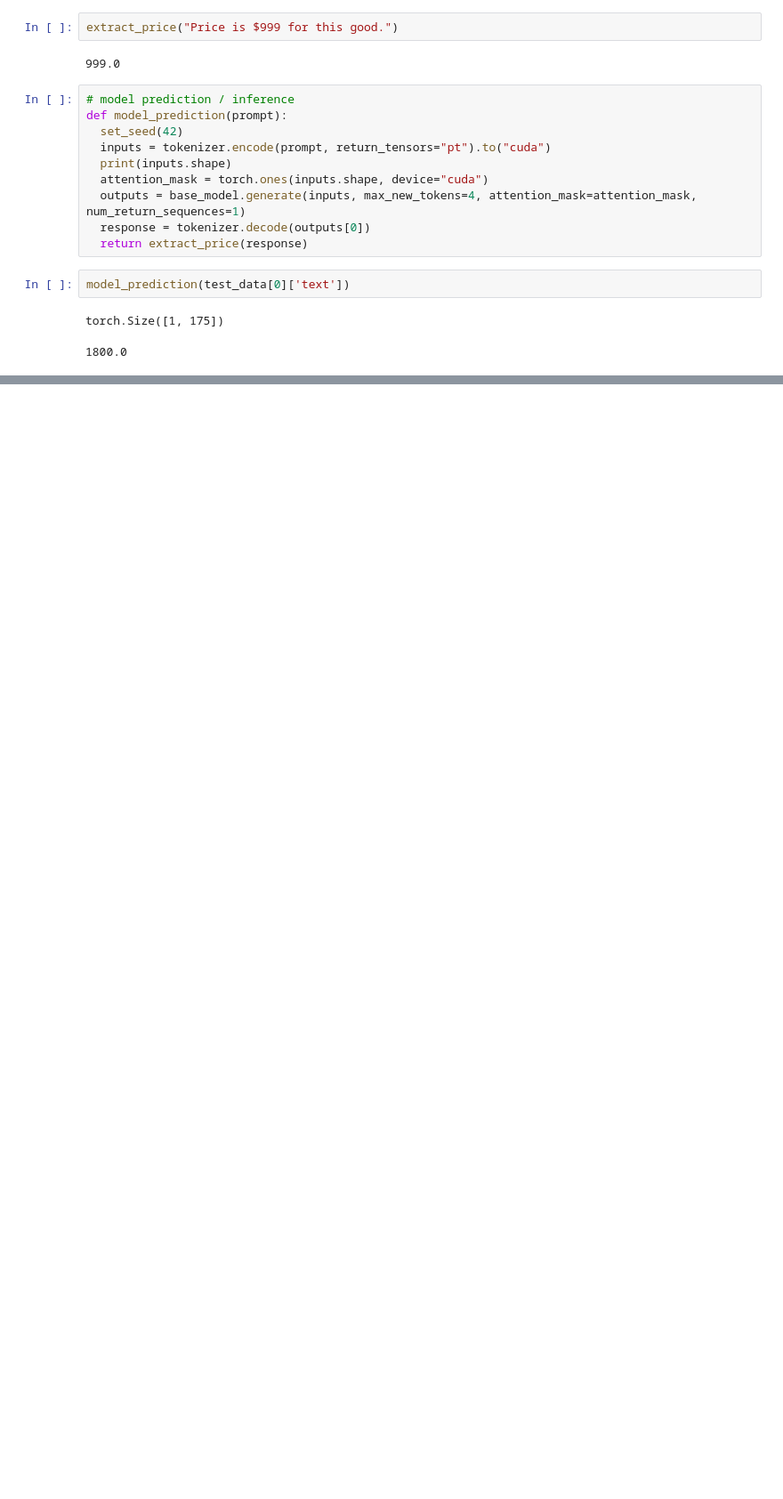
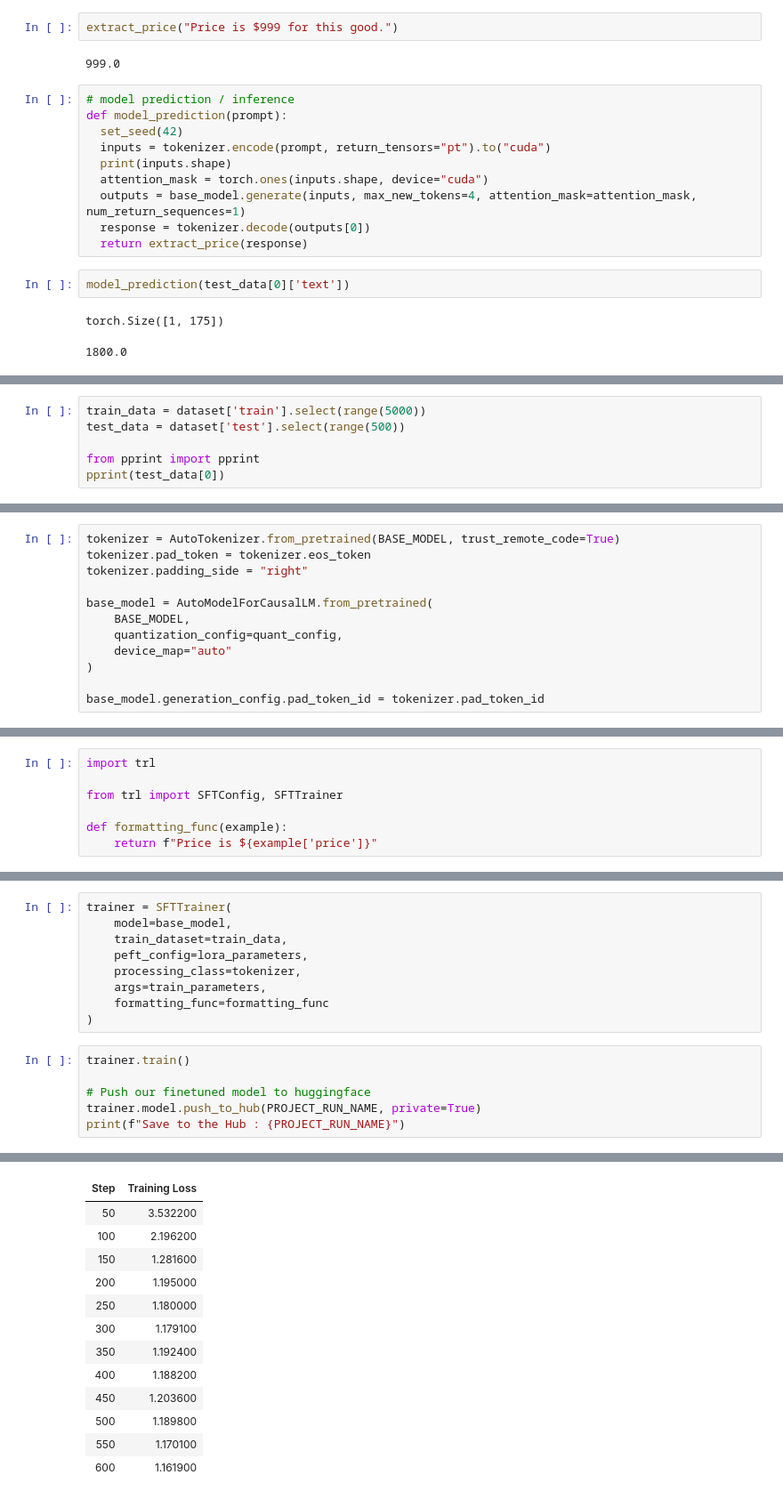
Before and after one commit to Umesh94kr/Finetuning-LLMs, a Jupyter notebook: Finetuning_from_Hugging_Face/Loading_open_source_LLM_in_Quantized_form.ipynb, the cells around one changed output, grey strips where cells are left out. Shown at 89% size. Saved outputs shown, nothing was run; the diff lists cells and outputs as text; blank space fills up the shorter version.

```diff
--- a/Finetuning_from_Hugging_Face/Loading_open_source_LLM_in_Quantized_form.ipynb
+++ b/Finetuning_from_Hugging_Face/Loading_open_source_LLM_in_Quantized_form.ipynb
@@ -196,0 +344,6 @@ torch.Size([1, 175])
+# %%
+train_data = dataset['train'].select(range(5000))
+test_data = dataset['test'].select(range(500))
+
+from pprint import pprint
+pprint(test_data[0])
@@ -196,0 +394,12 @@ torch.Size([1, 175])
+# %%
+tokenizer = AutoTokenizer.from_pretrained(BASE_MODEL, trust_remote_code=True)
+tokenizer.pad_token = tokenizer.eos_token
+tokenizer.padding_side = "right"
+
+base_model = AutoModelForCausalLM.from_pretrained(
+    BASE_MODEL,
+    quantization_config=quant_config,
+    device_map="auto"
+)
+
+base_model.generation_config.pad_token_id = tokenizer.pad_token_id
@@ -196,0 +414,7 @@ torch.Size([1, 175])
+# %%
+import trl
+
+from trl import SFTConfig, SFTTrainer
+
+def formatting_func(example):
+    return f"Price is ${example['price']}"
@@ -196,0 +466,16 @@ torch.Size([1, 175])
+# %%
+trainer = SFTTrainer(
+    model=base_model,
+    train_dataset=train_data,
+    peft_config=lora_parameters,
+    processing_class=tokenizer,
+    args=train_parameters,
+    formatting_func=formatting_func
+)
+# %%
+trainer.train()
+
+# Push our finetuned model to huggingface
+trainer.model.push_to_hub(PROJECT_RUN_NAME, private=True)
+print(f"Save to the Hub : {PROJECT_RUN_NAME}")
+# %% [output]
@@ -196,0 +483,13 @@ torch.Size([1, 175])
+| Step | Training Loss |
+| 50 | 3.532200 |
+| 100 | 2.196200 |
+| 150 | 1.281600 |
+| 200 | 1.195000 |
+| 250 | 1.180000 |
+| 300 | 1.179100 |
+| 350 | 1.192400 |
+| 400 | 1.188200 |
+| 450 | 1.203600 |
+| 500 | 1.189800 |
+| 550 | 1.170100 |
+| 600 | 1.161900 |
```
Also changed, not shown: parts of 21 cells of this notebook.
